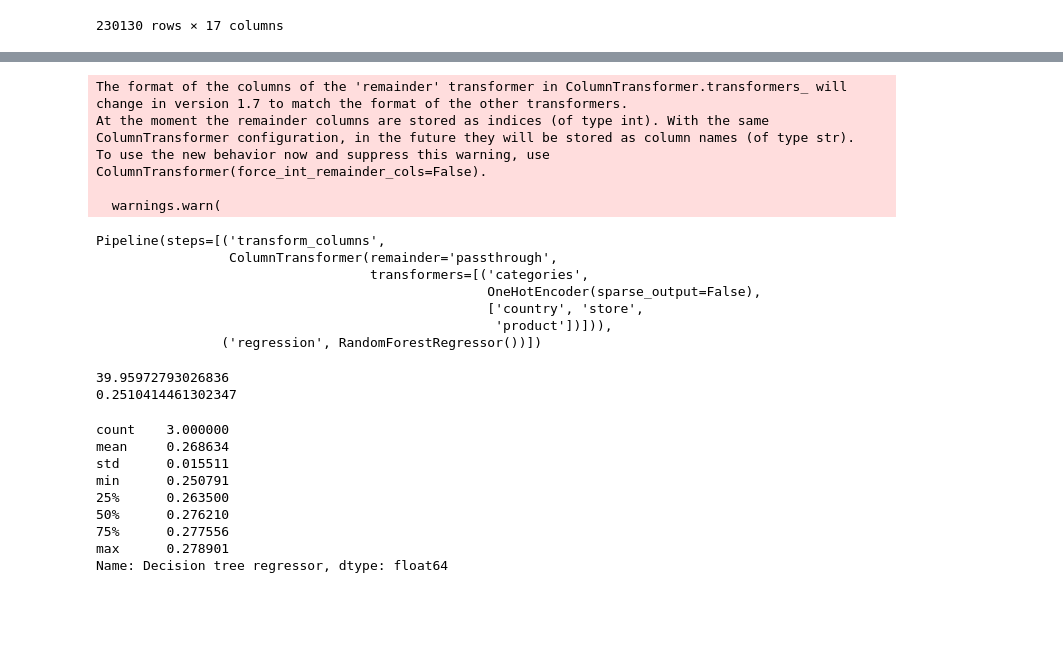
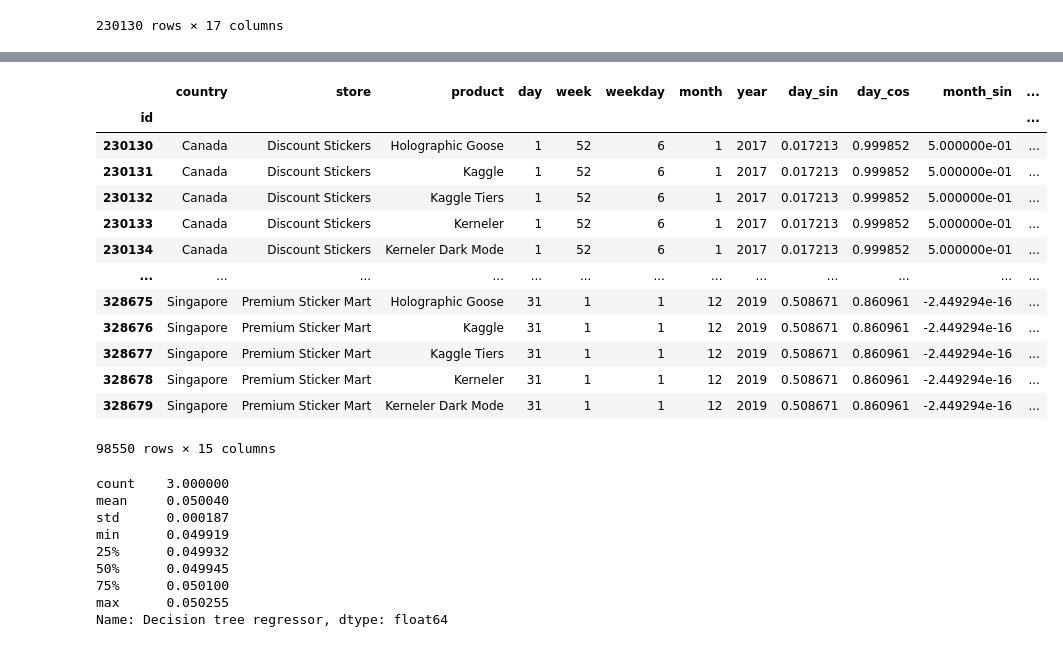
Before and after one commit to mihofer/kaggle_projects, a Jupyter notebook: forecasting_sticker_sales/analysis.ipynb, the cells around one changed output, grey strips where cells are left out. Saved outputs shown, nothing was run; the diff lists cells and outputs as text; code cells hidden in the pictures; blank space fills up the shorter version.

```diff
--- a/forecasting_sticker_sales/analysis.ipynb
+++ b/forecasting_sticker_sales/analysis.ipynb
@@ -17,5 +17,9 @@ from sklearn.metrics import mean_absolute_error, mean_absolute_percentage_error
 from sklearn.model_selection import ShuffleSplit
 from sklearn.model_selection import cross_validate
 
-working_dir = Path().cwd()
+KAGGLE_RUN = False
+if KAGGLE_RUN:
+    working_dir = Path('/kaggle/input/playground-series-s5e1')
+else:
+    working_dir = Path().cwd()
 # %%
@@ -36,3 +41,6 @@ train_df
 | 230128 | 2016-12-31 | Singapore | Premium Sticker Mart | Kerneler | 1242.0 |
 | 230129 | 2016-12-31 | Singapore | Premium Sticker Mart | Kerneler Dark Mode | 1622.0 |
 230130 rows × 5 columns
+# %%
+test_df = pd.read_csv(working_dir/'test.csv', index_col='id', parse_dates=['date'], infer_datetime_format=True)
+test_df
@@ -305,7 +331,9 @@ train_df
 230130 rows × 17 columns
 # %%
 target_col = 'num_sold'
+
+train_df = train_df.dropna()
+
+target = train_df[target_col]
 train = train_df.drop(columns=[target_col, 'date'])
-target = train_df[target_col]
-
-train
+test = test_df.drop(columns=['date'])
@@ -337,3 +373,20 @@ Y_test = Y_test.fillna(Y_test.mean())
+# %%
+test
+# %% [output]
+|  | country | store | product | day | week | weekday | month | year | day_sin | day_cos | month_sin | ... |
+| id |  |  |  |  |  |  |  |  |  |  |  | ... |
+| 230130 | Canada | Discount Stickers | Holographic Goose | 1 | 52 | 6 | 1 | 2017 | 0.017213 | 0.999852 | 5.000000e-01 | ... |
+| 230131 | Canada | Discount Stickers | Kaggle | 1 | 52 | 6 | 1 | 2017 | 0.017213 | 0.999852 | 5.000000e-01 | ... |
+| 230132 | Canada | Discount Stickers | Kaggle Tiers | 1 | 52 | 6 | 1 | 2017 | 0.017213 | 0.999852 | 5.000000e-01 | ... |
+| 230133 | Canada | Discount Stickers | Kerneler | 1 | 52 | 6 | 1 | 2017 | 0.017213 | 0.999852 | 5.000000e-01 | ... |
+| 230134 | Canada | Discount Stickers | Kerneler Dark Mode | 1 | 52 | 6 | 1 | 2017 | 0.017213 | 0.999852 | 5.000000e-01 | ... |
+| ... | ... | ... | ... | ... | ... | ... | ... | ... | ... | ... | ... | ... |
+| 328675 | Singapore | Premium Sticker Mart | Holographic Goose | 31 | 1 | 1 | 12 | 2019 | 0.508671 | 0.860961 | -2.449294e-16 | ... |
+| 328676 | Singapore | Premium Sticker Mart | Kaggle | 31 | 1 | 1 | 12 | 2019 | 0.508671 | 0.860961 | -2.449294e-16 | ... |
+| 328677 | Singapore | Premium Sticker Mart | Kaggle Tiers | 31 | 1 | 1 | 12 | 2019 | 0.508671 | 0.860961 | -2.449294e-16 | ... |
+| 328678 | Singapore | Premium Sticker Mart | Kerneler | 31 | 1 | 1 | 12 | 2019 | 0.508671 | 0.860961 | -2.449294e-16 | ... |
+| 328679 | Singapore | Premium Sticker Mart | Kerneler Dark Mode | 31 | 1 | 1 | 12 | 2019 | 0.508671 | 0.860961 | -2.449294e-16 | ... |
+98550 rows × 15 columns
 # %%
 from sklearn import tree
 from sklearn import set_config
@@ -360,36 +413,12 @@ pipe = Pipeline(
         ('regression', RandomForestRegressor())
         ]
         )
-# %%
-pipe.fit(
-    X_train,
-    Y_train
-)
-# %% [output]
-The format of the columns of the 'remainder' transformer in ColumnTransformer.transformers_ will change in version 1.7 to match the format of the other transformers.
-At the moment the remainder columns are stored as indices (of type int). With the same ColumnTransformer configuration, in the future they will be stored as column names (of type str).
-To use the new behavior now and suppress this warning, use ColumnTransformer(force_int_remainder_cols=False).
-
-  warnings.warn(
-Pipeline(steps=[('transform_columns',
-                 ColumnTransformer(remainder='passthrough',
-                                   transformers=[('categories',
-                                                  OneHotEncoder(sparse_output=False),
-                                                  ['country', 'store',
-                                                   'product'])])),
-                ('regression', RandomForestRegressor())])
-# %%
-print(mean_absolute_error(Y_test, pipe.predict(X_test)))
-print(mean_absolute_percentage_error(Y_test, pipe.predict(X_test)))
-# %% [output]
-39.95972793026836
-0.2510414461302347
 # %%
 
 cv_results_tree_regressor = cross_validate(
     pipe,
     train,
-    target.fillna(target.mean()),
+    target,
     cv=ShuffleSplit(n_splits=3, test_size=0.2, random_state=0),
     scoring="neg_mean_absolute_percentage_error",
     n_jobs=2
@@ -401,13 +430,13 @@ errors_tree_regressor = pd.Series(
 errors_tree_regressor.describe()
 # %% [output]
 count    3.000000
-mean     0.268634
-std      0.015511
-min      0.250791
-25%      0.263500
-50%      0.276210
-75%      0.277556
-max      0.278901
+mean     0.050040
+std      0.000187
+min      0.049919
+25%      0.049932
+50%      0.049945
+75%      0.050100
+max      0.050255
 Name: Decision tree regressor, dtype: float64
 # %%
 from sklearn.model_selection import GridSearchCV
```
Also changed, not shown: parts of 13 cells of this notebook.
